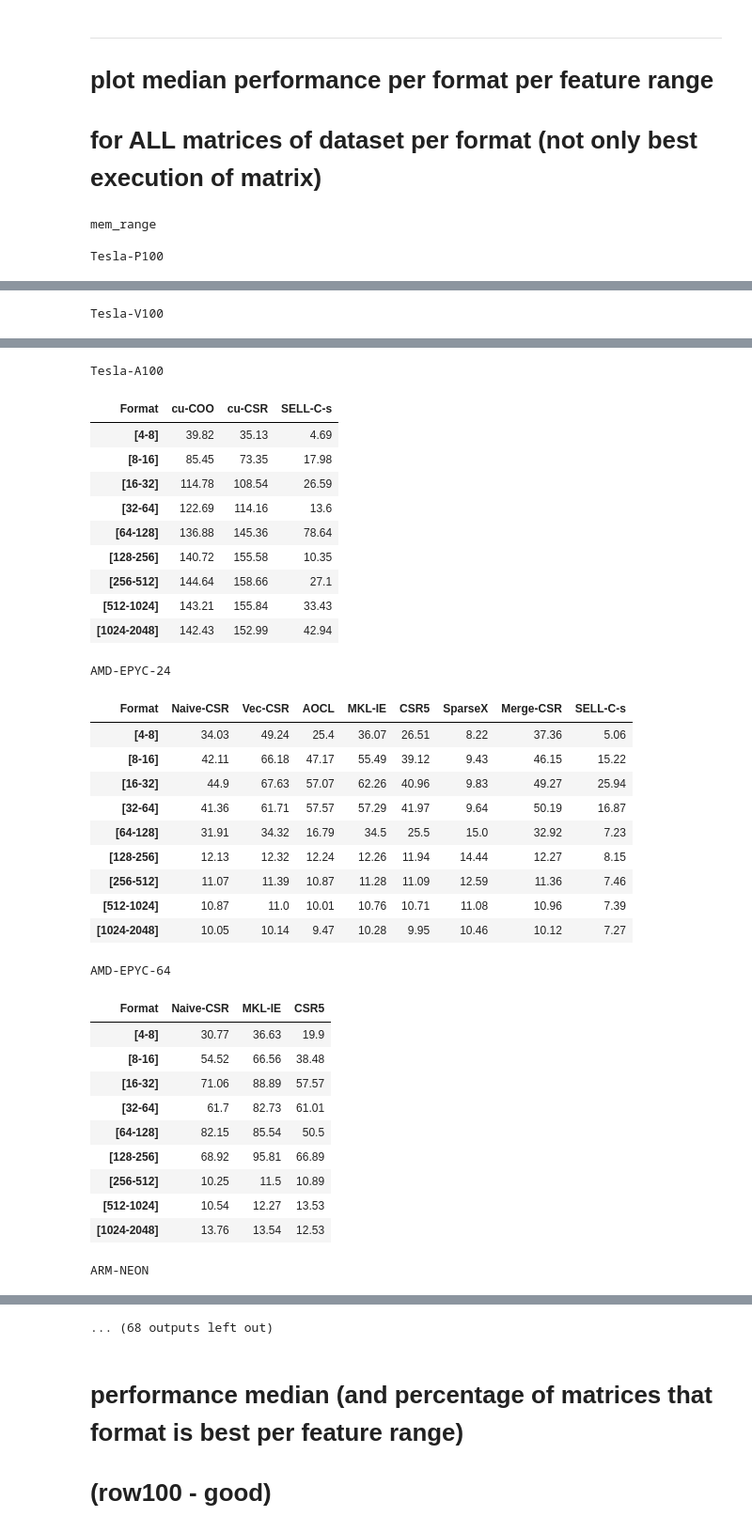
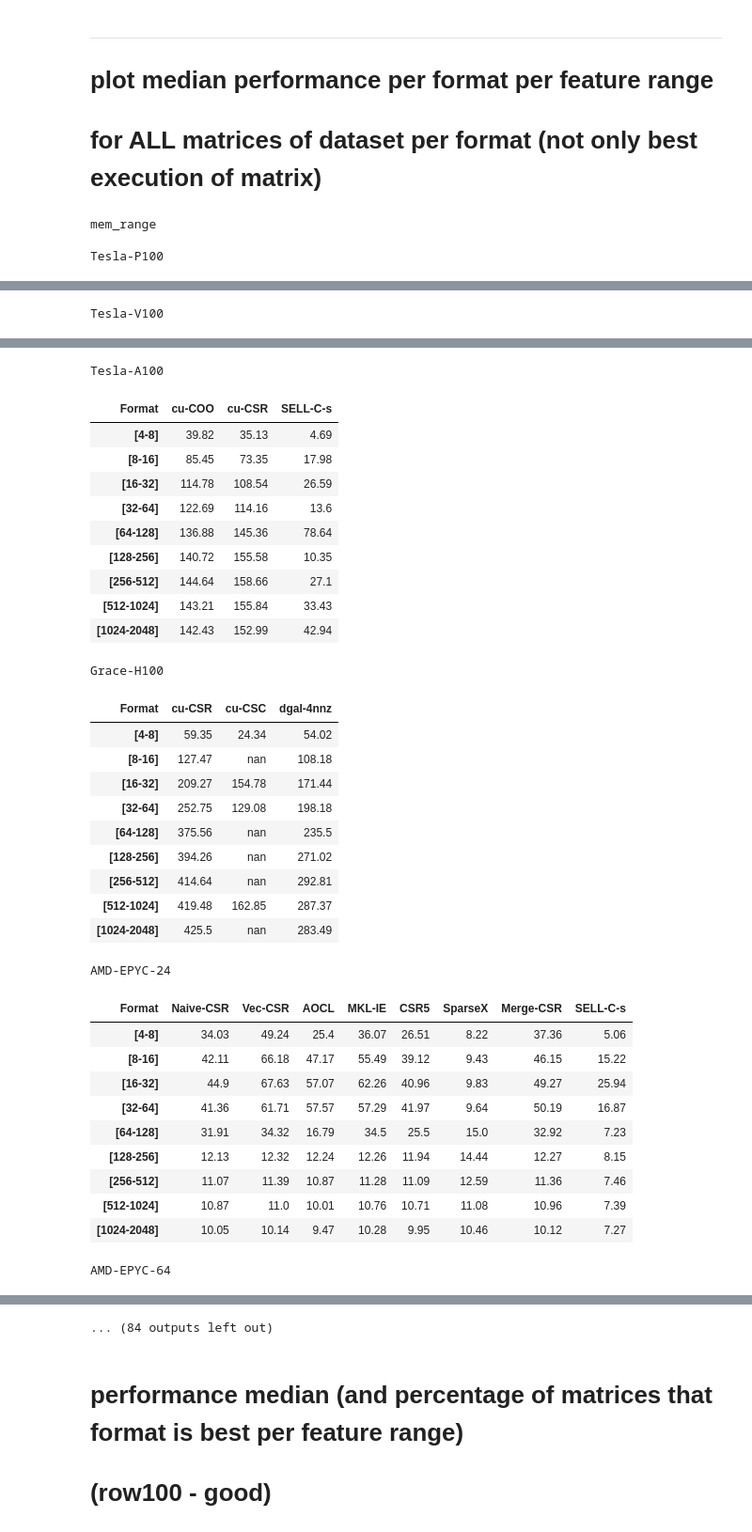
Before and after one commit to cslab-ntua/SpMV-Research, a Jupyter notebook: results_visualization/master_plotter_synthetic.ipynb, the cells around one changed output, grey strips where cells are left out. Shown at 94% size. Saved outputs shown, nothing was run; the diff lists cells and outputs as text; code cells hidden in the pictures.

```diff
--- a/results_visualization/master_plotter_synthetic.ipynb
+++ b/results_visualization/master_plotter_synthetic.ipynb
@@ -1199,0 +1217,5 @@ Implementations of performance in range  [0, 75] {'cu-CSR', 'SELL-C-s'}
+# %%
+features = ['mem_range']
+# features_values = [['[256-512]','[512-1024]','[1024-2048]']]
+features_values = [['[1024-2048]']]
+filter_data_performance(group_system_best, 'Grace-H100', features, features_values, [0,150])
@@ -1260,12 +1293,16 @@ def select_region3(system, what, group_data, fpga_thres = 64):
             min_feat, max_feat = 64, 2048
         if(system=='Tesla-A100'):
             min_feat, max_feat = 64, 2048
+        if(system=='Grace-H100'):
+            min_feat, max_feat = 64, 2048
         if(system=='AMD-EPYC-64'):
             min_feat, max_feat = 256, 2048
         if(system=='AMD-EPYC-24'):
             min_feat, max_feat = 128, 2048
         if(system=='ARM-NEON'):
             min_feat, max_feat = 64, 2048
+        if(system=='ARM-GRACE'):
+            min_feat, max_feat = 128, 2048
         if(system=='INTEL-XEON'):
             min_feat, max_feat = 32, 2048
         if(system=='INTEL-ICY'):
@@ -1281,12 +1318,16 @@ def select_region3(system, what, group_data, fpga_thres = 64):
             min_feat, max_feat = 8, 64
         if(system=='Tesla-A100'):
             min_feat, max_feat = 8, 64
+        if(system=='Grace-H100'):
+            min_feat, max_feat = 8, 64
         if(system=='AMD-EPYC-64'):
             min_feat, max_feat = 8, 256
         if(system=='AMD-EPYC-24'):
             min_feat, max_feat = 8, 128
         if(system=='ARM-NEON'):
             min_feat, max_feat = 8, 64
+        if(system=='ARM-GRACE'):
+            min_feat, max_feat = 8, 128
         if(system=='INTEL-XEON'):
             min_feat, max_feat = 8, 32
         if(system=='INTEL-ICY'):
@@ -1424,6 +1465,8 @@ def plot_dev_perf(feature, pcg, what, group_data, group_metadata=[]):
         if(plot_x_axis == 'mem_range'):
             plt.xticks(rotation=17.5)
 
+        axs[ctr].text( 0.04, 0.85, ranges_dev[ctr], fontsize=font-1, transform = axs[ctr].transAxes, )
+
         ctr+=1
 
     select_str_id = select_str.replace('=', 'eq').replace('<', 'l').replace('>', 'g').replace(', ', '_').replace(',', '_').replace('\n', '_').replace(' ', '-')
@@ -1434,10 +1477,10 @@ def plot_dev_perf(feature, pcg, what, group_data, group_metadata=[]):
 
     # because I needed to rotate the x-axis labels a little bit for new font size, need to increase height slightly
     if(plot_x_axis == 'mem_range'):
-        fig.set_size_inches(3 * width, 0.6*len(ranges_dev) * height)
+        fig.set_size_inches(3 * width, 1.0*len(ranges_dev) * height)
         fig.text(0.00, 0.55, 'GFLOPs', va='center', rotation='vertical', fontsize=font)
     else:
-        fig.set_size_inches(3 * width, 0.6*len(ranges_dev) * height)
+        fig.set_size_inches(3 * width, 1.0*len(ranges_dev) * height)
         fig.text(0.00, 0.53, 'GFLOPs', va='center', rotation='vertical', fontsize=font)
 
     plt.tight_layout()
@@ -1452,7 +1495,8 @@ def plot_dev_perf(feature, pcg, what, group_data, group_metadata=[]):
 ###################################################################################################################
 
 group_data = group_system_best
-ranges_dev = ['Tesla-P100', 'Tesla-V100', 'Tesla-A100', 'AMD-EPYC-24', 'AMD-EPYC-64', 'INTEL-XEON', 'INTEL-ICY', 'ARM-NEON', 'IBM-POWER9', 'Alveo-U280']
+# ranges_dev = ['Tesla-P100', 'Tesla-V100', 'Tesla-A100', 'Grace-H100', 'AMD-EPYC-24', 'AMD-EPYC-64', 'INTEL-XEON', 'INTEL-ICY', 'ARM-NEON', 'ARM-GRACE', 'IBM-POWER9', 'Alveo-U280']
+ranges_dev = ['Tesla-A100', 'Grace-H100', 'AMD-EPYC-64', 'ARM-NEON', 'ARM-GRACE']
 
 change_colors(ranges_dev, color_dictionary)
 
@@ -1512,8 +1556,9 @@ for feat in features:
 # %%
 group_data = group_system_best
 # ranges_dev = ['Tesla-V100', 'Tesla-A100', 'AMD-EPYC-24', 'AMD-EPYC-64', 'ARM-NEON', 'IBM-POWER9', 'Alveo-U280']
-ranges_dev = ['Tesla-P100', 'Tesla-V100', 'Tesla-A100', 'AMD-EPYC-24', 'AMD-EPYC-64', 'ARM-NEON', 'INTEL-XEON', 'INTEL-ICY', 'IBM-POWER9', 'Alveo-U280']
-
+# ranges_dev = ['Tesla-P100', 'Tesla-V100', 'Tesla-A100', 'Grace-H100',
+#               'AMD-EPYC-24', 'AMD-EPYC-64', 'ARM-NEON', 'ARM-GRACE', 'INTEL-XEON', 'INTEL-ICY', 'IBM-POWER9', 'Alveo-U280']
+ranges_dev = ['Grace-H100']
 what_list = ['all', 'good']
 ########################
 group_data_system_list=[]
@@ -1780,7 +1825,7 @@ def print_distribution_col100(feature, feat_categ, ranges_feature, group_system_
 group_data = group_system_best
 # group_data = groupreps
 
-ranges_dev = ['Tesla-P100', 'Tesla-V100', 'Tesla-A100', 'AMD-EPYC-24', 'AMD-EPYC-64', 'ARM-NEON', 'INTEL-XEON', 'INTEL-ICY', 'IBM-POWER9', 'Alveo-U280']
+ranges_dev = ['Tesla-P100', 'Tesla-V100', 'Tesla-A100', 'Grace-H100', 'AMD-EPYC-24', 'AMD-EPYC-64', 'ARM-NEON', 'ARM-GRACE', 'INTEL-XEON', 'INTEL-ICY', 'IBM-POWER9', 'Alveo-U280']
 research_formats = ['Merge-CSR', 'SparseX', 'SELL-C-s', 'CSR5']
 
 research_only = False
@@ -1875,7 +1920,7 @@ def print_distribution_col100(feature, feat_categ, ranges_feature, group_system_
 # group_data = group_system_best
 group_data = groupreps
 
-ranges_dev = ['Tesla-P100', 'Tesla-V100', 'Tesla-A100', 'AMD-EPYC-24', 'AMD-EPYC-64', 'ARM-NEON', 'INTEL-XEON', 'INTEL-ICY', 'IBM-POWER9', 'Alveo-U280']
+ranges_dev = ['Tesla-P100', 'Tesla-V100', 'Tesla-A100', 'Grace-H100', 'AMD-EPYC-24', 'AMD-EPYC-64', 'ARM-NEON', 'ARM-GRACE', 'INTEL-XEON', 'INTEL-ICY', 'IBM-POWER9', 'Alveo-U280']
 research_formats = ['Merge-CSR', 'SparseX', 'SELL-C-s', 'CSR5']
 
 research_only = False
@@ -1931,53 +1976,53 @@ Tesla-P100
 | [8-16] | 35.74 | 27.52 | 18.75 | 31.39 |
 | [16-32] | 43.25 | 36.42 | 24.61 | 39.27 |
 | [32-64] | 38.18 | 29.04 | 37.53 | 33.3 |
 | [64-128] | 44.12 | 46.06 | 31.29 | 38.85 |
 | [128-256] | 43.76 | 36.34 | 42.71 | 41.12 |
 | [256-512] | 42.15 | 37.81 | 42.62 | 41.15 |
 | [512-1024] | 40.53 | 33.95 | 42.18 | 39.27 |
 | [1024-2048] | 39.9 | 32.54 | 38.01 | 35.96 |
 Tesla-V100
 | Format | cu-COO | cu-CSR | cu-HYB | CSR5 |
 | [4-8] | 38.44 | 32.8 | 20.71 | 27.87 |
 | [8-16] | 48.07 | 43.88 | 27.38 | 47.13 |
 | [16-32] | 63.32 | 55.14 | 39.52 | 66.97 |
 | [32-64] | 68.17 | 53.27 | 63.55 | 68.62 |
 | [64-128] | 85.32 | 97.63 | 50.81 | 96.46 |
 | [128-256] | 86.2 | 62.57 | 87.64 | 97.84 |
 | [256-512] | 87.64 | 68.93 | 92.5 | 99.78 |
 | [512-1024] | 85.04 | 65.18 | 103.37 | 98.64 |
 | [1024-2048] | 78.92 | 66.09 | 85.73 | 85.9 |
 Tesla-A100
 | Format | cu-COO | cu-CSR | SELL-C-s |
 | [4-8] | 39.82 | 35.13 | 4.69 |
 | [8-16] | 85.45 | 73.35 | 17.98 |
 | [16-32] | 114.78 | 108.54 | 26.59 |
 | [32-64] | 122.69 | 114.16 | 13.6 |
 | [64-128] | 136.88 | 145.36 | 78.64 |
 | [128-256] | 140.72 | 155.58 | 10.35 |
 | [256-512] | 144.64 | 158.66 | 27.1 |
 | [512-1024] | 143.21 | 155.84 | 33.43 |
 | [1024-2048] | 142.43 | 152.99 | 42.94 |
-AMD-EPYC-24
+Grace-H100
-| Format | Naive-CSR | Vec-CSR | AOCL | MKL-IE | CSR5 | SparseX | Merge-CSR | SELL-C-s |
-| [4-8] | 34.03 | 49.24 | 25.4 | 36.07 | 26.51 | 8.22 | 37.36 | 5.06 |
-| [8-16] | 42.11 | 66.18 | 47.17 | 55.49 | 39.12 | 9.43 | 46.15 | 15.22 |
-| [16-32] | 44.9 | 67.63 | 57.07 | 62.26 | 40.96 | 9.83 | 49.27 | 25.94 |
-| [32-64] | 41.36 | 61.71 | 57.57 | 57.29 | 41.97 | 9.64 | 50.19 | 16.87 |
-| [64-128] | 31.91 | 34.32 | 16.79 | 34.5 | 25.5 | 15.0 | 32.92 | 7.23 |
-| [128-256] | 12.13 | 12.32 | 12.24 | 12.26 | 11.94 | 14.44 | 12.27 | 8.15 |
-| [256-512] | 11.07 | 11.39 | 10.87 | 11.28 | 11.09 | 12.59 | 11.36 | 7.46 |
-| [512-1024] | 10.87 | 11.0 | 10.01 | 10.76 | 10.71 | 11.08 | 10.96 | 7.39 |
-| [1024-2048] | 10.05 | 10.14 | 9.47 | 10.28 | 9.95 | 10.46 | 10.12 | 7.27 |
+| Format | cu-CSR | cu-CSC | dgal-4nnz |
+| [4-8] | 59.35 | 24.34 | 54.02 |
+| [8-16] | 127.47 | nan | 108.18 |
+| [16-32] | 209.27 | 154.78 | 171.44 |
+| [32-64] | 252.75 | 129.08 | 198.18 |
+| [64-128] | 375.56 | nan | 235.5 |
+| [128-256] | 394.26 | nan | 271.02 |
+| [256-512] | 414.64 | nan | 292.81 |
+| [512-1024] | 419.48 | 162.85 | 287.37 |
+| [1024-2048] | 425.5 | nan | 283.49 |
-AMD-EPYC-64
+AMD-EPYC-24
-| Format | Naive-CSR | MKL-IE | CSR5 |
-| [4-8] | 30.77 | 36.63 | 19.9 |
-| [8-16] | 54.52 | 66.56 | 38.48 |
-| [16-32] | 71.06 | 88.89 | 57.57 |
-| [32-64] | 61.7 | 82.73 | 61.01 |
-| [64-128] | 82.15 | 85.54 | 50.5 |
-| [128-256] | 68.92 | 95.81 | 66.89 |
-| [256-512] | 10.25 | 11.5 | 10.89 |
-| [512-1024] | 10.54 | 12.27 | 13.53 |
-| [1024-2048] | 13.76 | 13.54 | 12.53 |
+| Format | Naive-CSR | Vec-CSR | AOCL | MKL-IE | CSR5 | SparseX | Merge-CSR | SELL-C-s |
+| [4-8] | 34.03 | 49.24 | 25.4 | 36.07 | 26.51 | 8.22 | 37.36 | 5.06 |
+| [8-16] | 42.11 | 66.18 | 47.17 | 55.49 | 39.12 | 9.43 | 46.15 | 15.22 |
+| [16-32] | 44.9 | 67.63 | 57.07 | 62.26 | 40.96 | 9.83 | 49.27 | 25.94 |
+| [32-64] | 41.36 | 61.71 | 57.57 | 57.29 | 41.97 | 9.64 | 50.19 | 16.87 |
+| [64-128] | 31.91 | 34.32 | 16.79 | 34.5 | 25.5 | 15.0 | 32.92 | 7.23 |
+| [128-256] | 12.13 | 12.32 | 12.24 | 12.26 | 11.94 | 14.44 | 12.27 | 8.15 |
+| [256-512] | 11.07 | 11.39 | 10.87 | 11.28 | 11.09 | 12.59 | 11.36 | 7.46 |
+| [512-1024] | 10.87 | 11.0 | 10.01 | 10.76 | 10.71 | 11.08 | 10.96 | 7.39 |
+| [1024-2048] | 10.05 | 10.14 | 9.47 | 10.28 | 9.95 | 10.46 | 10.12 | 7.27 |
-ARM-NEON
+AMD-EPYC-64
@@ -1994,4 +2039,4 @@ ARM-NEON
-... (68 outputs left out)
+... (84 outputs left out)
 # %% [markdown]
 # performance median (and percentage of matrices that format is best per feature range)
 # (row100 - good)
```
Also changed, not shown: parts of 47 cells of this notebook, 3 other files.
